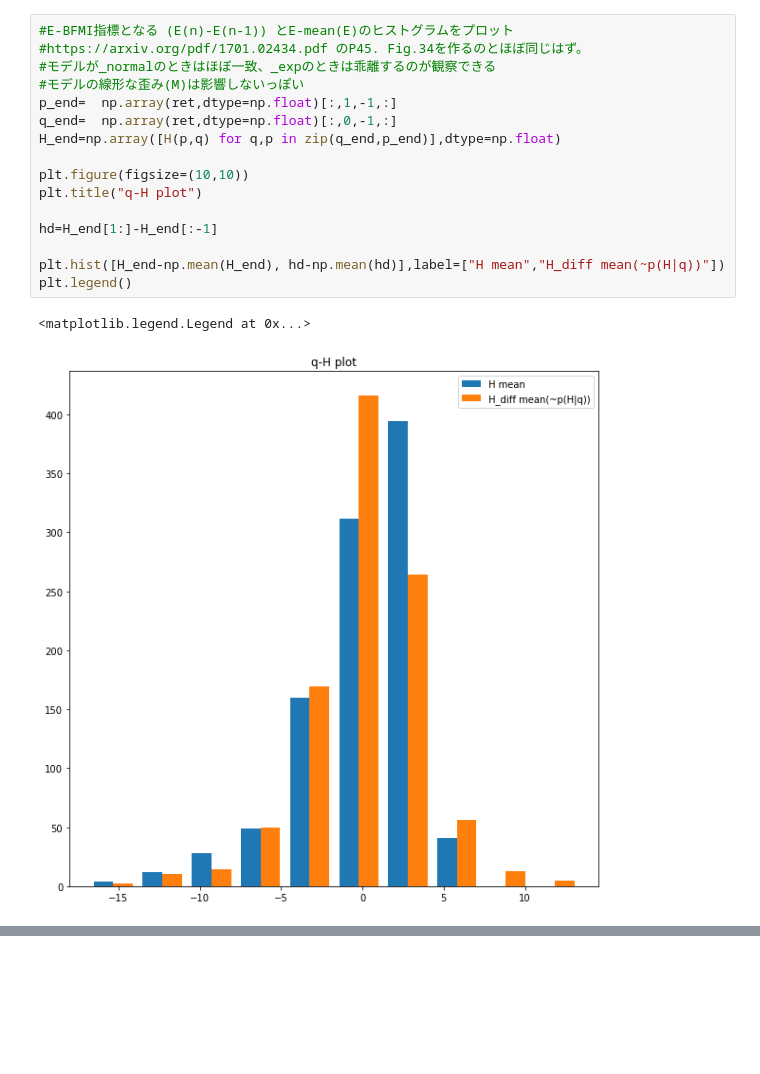
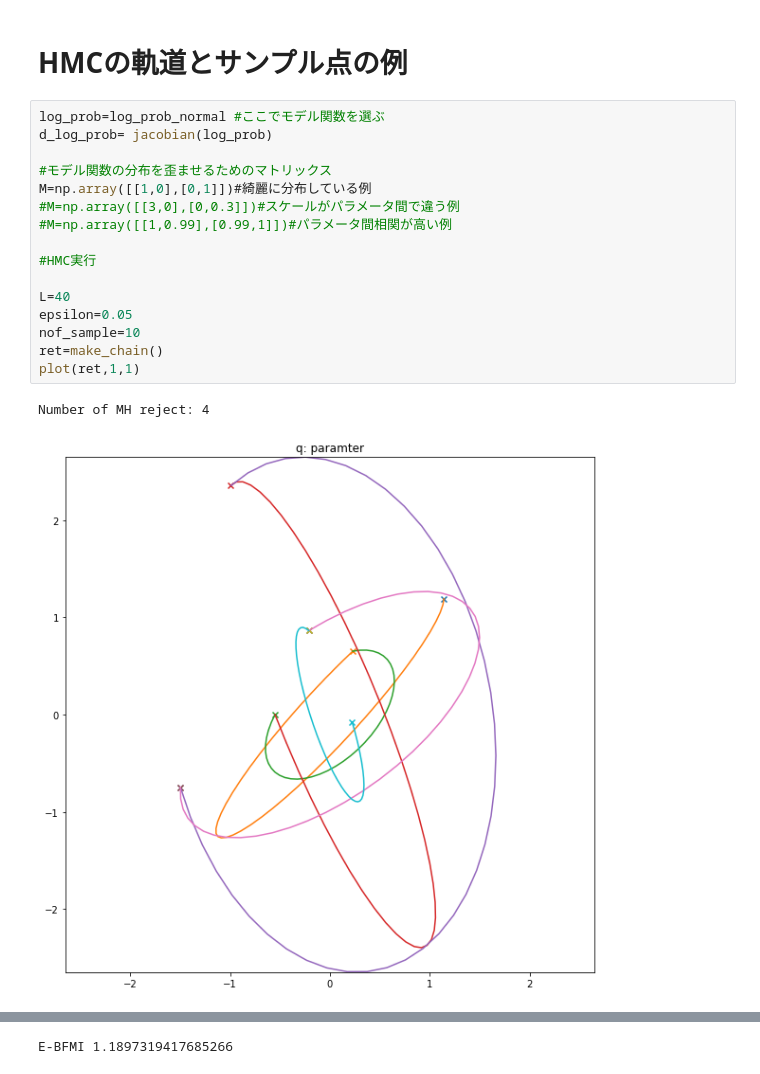
Before and after one commit to akirayou/stan_example, a Jupyter notebook: LeapFrogTest.ipynb, the cells around one changed output, grey strips where cells are left out. Drawn from its saved outputs; the diff is of its cells as text; blank space fills up the shorter version.

```diff
--- a/LeapFrogTest.ipynb
+++ b/LeapFrogTest.ipynb
@@ -99,19 +158,21 @@ plt.show()
-# %%
-#E-BFMI指標となる (E(n)-E(n-1)) とE-mean(E)のヒストグラムをプロット
-#https://arxiv.org/pdf/1701.02434.pdf のP45. Fig.34を作るのとほぼ同じはず。
-#モデルが_normalのときはほぼ一致、_expのときは乖離するのが観察できる
-#モデルの線形な歪み(M)は影響しないっぽい
-p_end=  np.array(ret,dtype=np.float)[:,1,-1,:]
-q_end=  np.array(ret,dtype=np.float)[:,0,-1,:]
-H_end=np.array([H(p,q) for q,p in zip(q_end,p_end)],dtype=np.float)
-
-plt.figure(figsize=(10,10))
-plt.title("q-H plot")
-
-hd=H_end[1:]-H_end[:-1]
-
-plt.hist([H_end-np.mean(H_end), hd-np.mean(hd)],label=["H mean","H_diff mean(~p(H|q))"])
-plt.legend()
-# %% [output]
-<matplotlib.legend.Legend at 0x...>
-[figure, removed]
+# %% [markdown]
+# HMCの軌道とサンプル点の例
+# %%
+log_prob=log_prob_normal #ここでモデル関数を選ぶ
+d_log_prob= jacobian(log_prob)
+
+#モデル関数の分布を歪ませるためのマトリックス
+M=np.array([[1,0],[0,1]])#綺麗に分布している例
+#M=np.array([[3,0],[0,0.3]])#スケールがパラメータ間で違う例
+#M=np.array([[1,0.99],[0.99,1]])#パラメータ間相関が高い例
+
+#HMC実行
+
+L=40
+epsilon=0.05
+nof_sample=10
+ret=make_chain()
+plot(ret,1,1)
+# %% [output]
+Number of MH reject: 4
+[figure, added]
@@ -117,0 +180 @@ plt.legend()
+E-BFMI 1.1897319417685266
```
Also changed, not shown: parts of 20 cells of this notebook.
